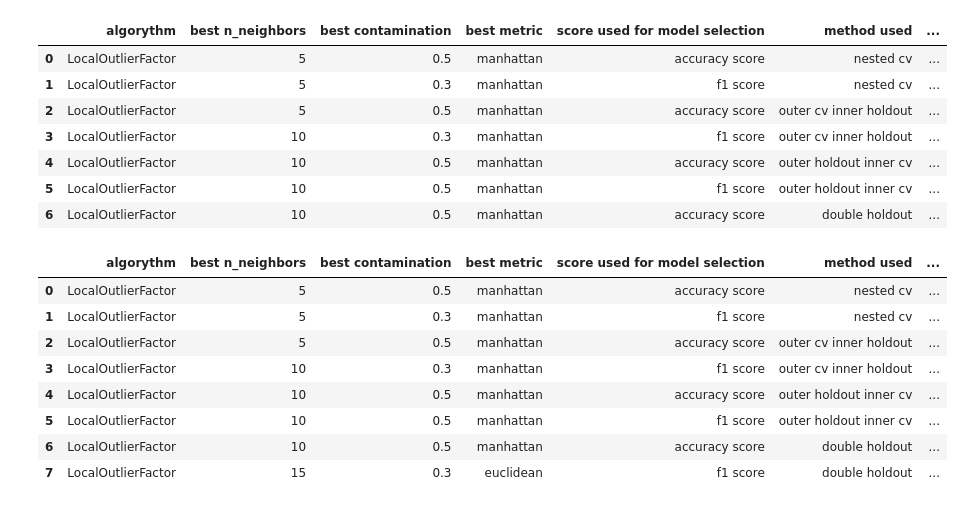
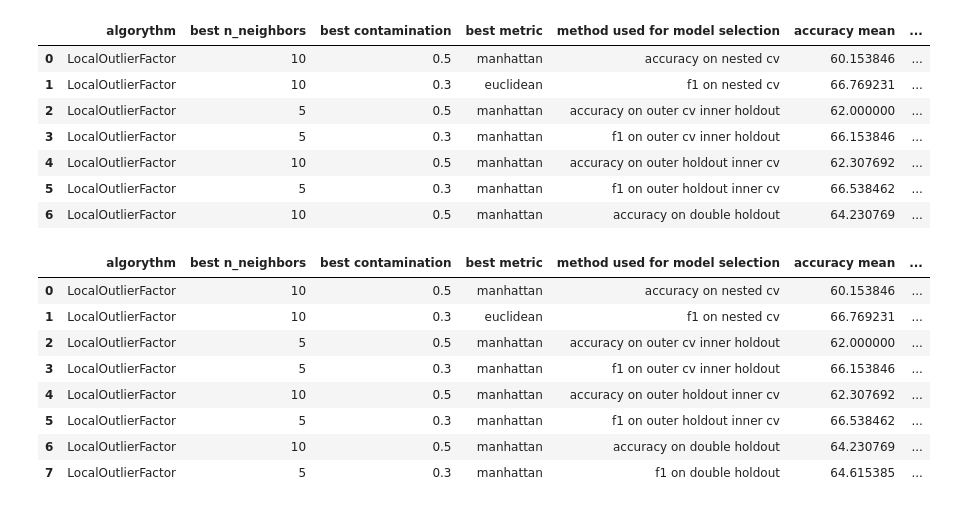
Before and after one commit to chrfum/one-class_classifier, a Jupyter notebook: run-over_classifier/one_class_codes/lof_exp1.ipynb, the cells around one changed output. Saved outputs shown, nothing was run; the diff lists cells and outputs as text; code cells hidden in the pictures.

Commit message:
model selection per LocalOutlierFactor su data set senza colonne costanti e duplicate

```diff
--- a/run-over_classifier/one_class_codes/lof_exp1.ipynb
+++ b/run-over_classifier/one_class_codes/lof_exp1.ipynb
@@ -448,0 +391,2 @@ scores_df
+# %%
+results = outer_cv_inner_holdout_f1(X)
@@ -527,3 +474,5 @@ results['data set'] = 'no 0 columns, no equal columns'
+# %%
+results = outer_holdout_inner_cv_accuracy(X)
 # %%
 scores_df = add_record(scores_df, results)
 # %%
@@ -616,3 +560,5 @@ results['data set'] = 'no 0 columns, no equal columns'
+# %%
+results = outer_holdout_inner_cv_f1(X)
 # %%
 scores_df = add_record(scores_df, results)
 scores_df
@@ -698,15 +643,14 @@ def double_holdout_accuracy(X, Y):
 # %%
-results = double_holdout_accuracy(mezzo_0, mezzo_1)
-results['data set'] = 'no 0 columns, no equal columns'
+results = double_holdout_accuracy(X)
 scores_df = add_record(scores_df, results)
 scores_df
 # %% [output]
-|  | algorythm | best n_neighbors | best contamination | best metric | score used for model selection | method used | ... |
-| 0 | LocalOutlierFactor | 5 | 0.5 | manhattan | accuracy score | nested cv | ... |
-| 1 | LocalOutlierFactor | 5 | 0.3 | manhattan | f1 score | nested cv | ... |
-| 2 | LocalOutlierFactor | 5 | 0.5 | manhattan | accuracy score | outer cv inner holdout | ... |
-| 3 | LocalOutlierFactor | 10 | 0.3 | manhattan | f1 score | outer cv inner holdout | ... |
-| 4 | LocalOutlierFactor | 10 | 0.5 | manhattan | accuracy score | outer holdout inner cv | ... |
-| 5 | LocalOutlierFactor | 10 | 0.5 | manhattan | f1 score | outer holdout inner cv | ... |
-| 6 | LocalOutlierFactor | 10 | 0.5 | manhattan | accuracy score | double holdout | ... |
+|  | algorythm | best n_neighbors | best contamination | best metric | method used for model selection | accuracy mean | ... |
+| 0 | LocalOutlierFactor | 10 | 0.5 | manhattan | accuracy on nested cv | 60.153846 | ... |
+| 1 | LocalOutlierFactor | 10 | 0.3 | euclidean | f1 on nested cv | 66.769231 | ... |
+| 2 | LocalOutlierFactor | 5 | 0.5 | manhattan | accuracy on outer cv inner holdout | 62.000000 | ... |
+| 3 | LocalOutlierFactor | 5 | 0.3 | manhattan | f1 on outer cv inner holdout | 66.153846 | ... |
+| 4 | LocalOutlierFactor | 10 | 0.5 | manhattan | accuracy on outer holdout inner cv | 62.307692 | ... |
+| 5 | LocalOutlierFactor | 5 | 0.3 | manhattan | f1 on outer holdout inner cv | 66.538462 | ... |
+| 6 | LocalOutlierFactor | 10 | 0.5 | manhattan | accuracy on double holdout | 64.230769 | ... |
 # %%
@@ -783,18 +726,17 @@ def double_holdout_f1(X, Y):
 # %%
-results = double_holdout_f1(mezzo_0, mezzo_1)
-results['data set'] = 'no 0 columns, no equal columns'
+results = double_holdout_f1(X)
 scores_df = add_record(scores_df, results)
 scores_df
 # %% [output]
-|  | algorythm | best n_neighbors | best contamination | best metric | score used for model selection | method used | ... |
-| 0 | LocalOutlierFactor | 5 | 0.5 | manhattan | accuracy score | nested cv | ... |
-| 1 | LocalOutlierFactor | 5 | 0.3 | manhattan | f1 score | nested cv | ... |
-| 2 | LocalOutlierFactor | 5 | 0.5 | manhattan | accuracy score | outer cv inner holdout | ... |
-| 3 | LocalOutlierFactor | 10 | 0.3 | manhattan | f1 score | outer cv inner holdout | ... |
-| 4 | LocalOutlierFactor | 10 | 0.5 | manhattan | accuracy score | outer holdout inner cv | ... |
-| 5 | LocalOutlierFactor | 10 | 0.5 | manhattan | f1 score | outer holdout inner cv | ... |
-| 6 | LocalOutlierFactor | 10 | 0.5 | manhattan | accuracy score | double holdout | ... |
-| 7 | LocalOutlierFactor | 15 | 0.3 | euclidean | f1 score | double holdout | ... |
+|  | algorythm | best n_neighbors | best contamination | best metric | method used for model selection | accuracy mean | ... |
+| 0 | LocalOutlierFactor | 10 | 0.5 | manhattan | accuracy on nested cv | 60.153846 | ... |
+| 1 | LocalOutlierFactor | 10 | 0.3 | euclidean | f1 on nested cv | 66.769231 | ... |
+| 2 | LocalOutlierFactor | 5 | 0.5 | manhattan | accuracy on outer cv inner holdout | 62.000000 | ... |
+| 3 | LocalOutlierFactor | 5 | 0.3 | manhattan | f1 on outer cv inner holdout | 66.153846 | ... |
+| 4 | LocalOutlierFactor | 10 | 0.5 | manhattan | accuracy on outer holdout inner cv | 62.307692 | ... |
+| 5 | LocalOutlierFactor | 5 | 0.3 | manhattan | f1 on outer holdout inner cv | 66.538462 | ... |
+| 6 | LocalOutlierFactor | 10 | 0.5 | manhattan | accuracy on double holdout | 64.230769 | ... |
+| 7 | LocalOutlierFactor | 5 | 0.3 | manhattan | f1 on double holdout | 64.615385 | ... |
 # %%
 file_path = "lof_exp1_df.pickle"
 
```
Also changed, not shown: parts of 32 cells of this notebook.
